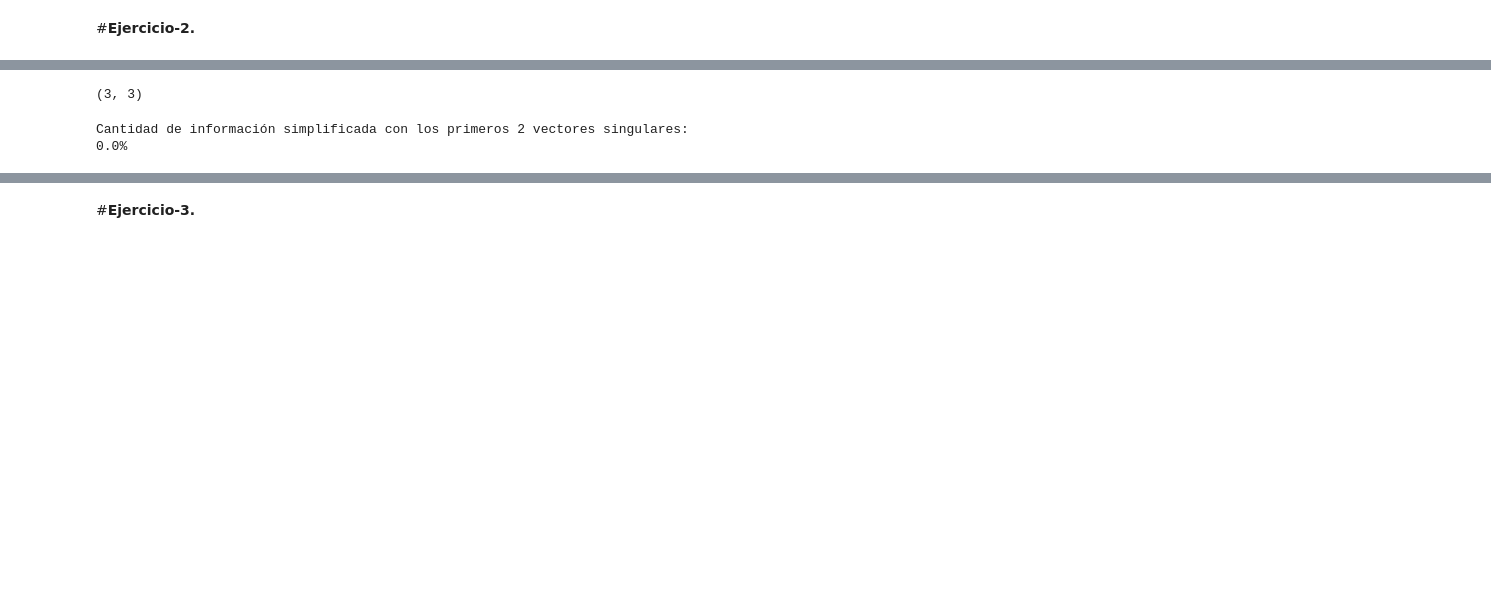
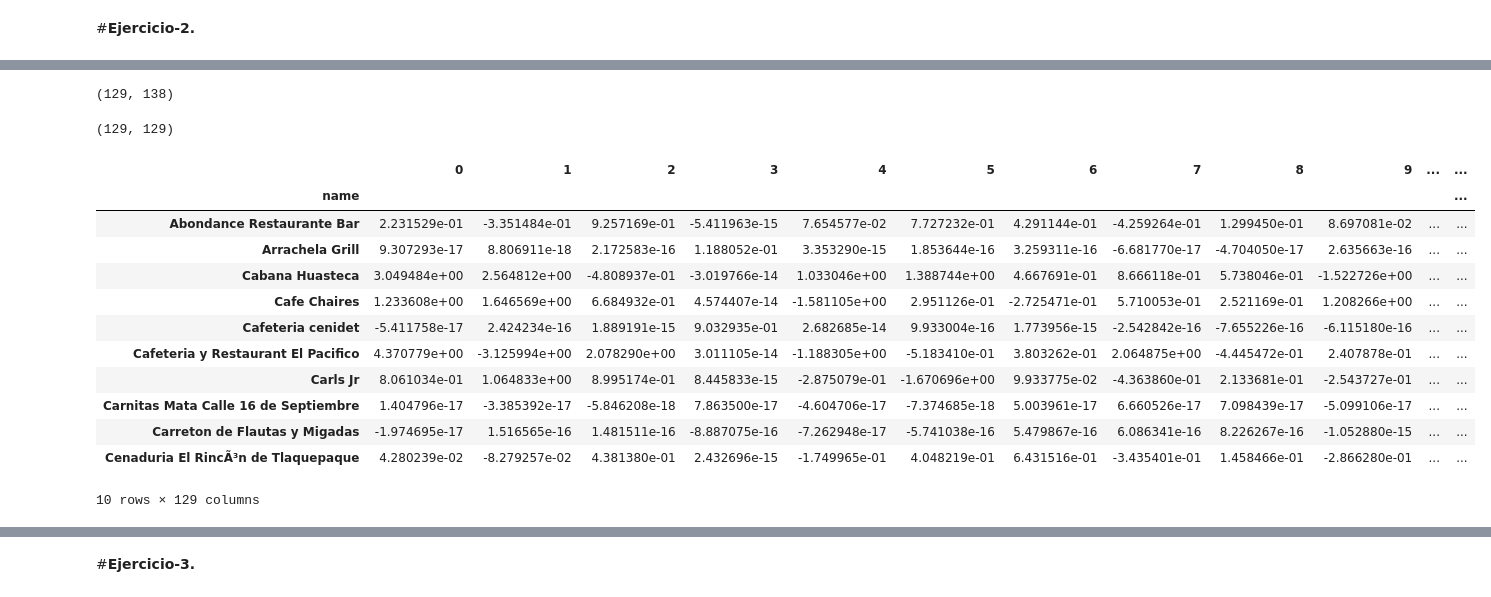
Before and after one commit to PosgradoMNA/IAAEquipo59, a Jupyter notebook: MNA_IAyAA_semana_10_Actividad.ipynb, the cells around one changed output, grey strips where cells are left out. Saved outputs shown, nothing was run; the diff lists cells and outputs as text; code cells hidden in the pictures; blank space fills up the shorter version.

```diff
--- a/MNA_IAyAA_semana_10_Actividad.ipynb
+++ b/MNA_IAyAA_semana_10_Actividad.ipynb
@@ -87,0 +73,4 @@ X.shape
+# %%
+# Describimos la matriz de utilidad y rellemos los valores nulos con 0.
+matriz_utilidad = dataset.pivot_table(values = "rating", index = "userID", columns = "name", fill_value = 0)
+matriz_utilidad.head(10)
@@ -88,17 +91,31 @@ X.shape
+# %%
+# Realizamos la transformación de la matriz de utilidad a una matriz dispersa.
+X = matriz_utilidad.T
+X.shape
+# %% [output]
+(129, 138)
 # %%
-SVD = TruncatedSVD(n_components=1160, random_state=17)
+# Aplicamos el algoritmo de SVD para reducir la dimensionalidad de la matriz dispersa.
+SVD = TruncatedSVD(n_components=137, random_state=7)
 result = SVD.fit_transform(X)
 result.shape
 # %% [output]
-(3, 3)
+(129, 129)
-# %%
-SVD = TruncatedSVD(n_components=1160, random_state=1)
-SVD.fit(X)
-
-num_sv = 2 # número de valores singulares a mostrar
-
-print('Cantidad de información simplificada con los primeros %d vectores singulares:' % num_sv)
-print('%.1f%%' %  (100 * (1- (SVD.singular_values_[0:num_sv]).sum() / (SVD.singular_values_).sum())))
-# %% [output]
-Cantidad de información simplificada con los primeros 2 vectores singulares:
-0.0%
+# %%
+# Comversion el array a un dataframe para poder desplegarlo de mejor manera.
+componentes = pd.DataFrame(result, index = X.index)
+componentes.head(10)
+# %% [output]
+|  | 0 | 1 | 2 | 3 | 4 | 5 | 6 | 7 | 8 | 9 | ... | ... |
+| name |  |  |  |  |  |  |  |  |  |  |  | ... |
+| Abondance Restaurante Bar | 2.231529e-01 | -3.351484e-01 | 9.257169e-01 | -5.411963e-15 | 7.654577e-02 | 7.727232e-01 | 4.291144e-01 | -4.259264e-01 | 1.299450e-01 | 8.697081e-02 | ... | ... |
+| Arrachela Grill | 9.307293e-17 | 8.806911e-18 | 2.172583e-16 | 1.188052e-01 | 3.353290e-15 | 1.853644e-16 | 3.259311e-16 | -6.681770e-17 | -4.704050e-17 | 2.635663e-16 | ... | ... |
+| Cabana Huasteca | 3.049484e+00 | 2.564812e+00 | -4.808937e-01 | -3.019766e-14 | 1.033046e+00 | 1.388744e+00 | 4.667691e-01 | 8.666118e-01 | 5.738046e-01 | -1.522726e+00 | ... | ... |
+| Cafe Chaires | 1.233608e+00 | 1.646569e+00 | 6.684932e-01 | 4.574407e-14 | -1.581105e+00 | 2.951126e-01 | -2.725471e-01 | 5.710053e-01 | 2.521169e-01 | 1.208266e+00 | ... | ... |
+| Cafeteria cenidet | -5.411758e-17 | 2.424234e-16 | 1.889191e-15 | 9.032935e-01 | 2.682685e-14 | 9.933004e-16 | 1.773956e-15 | -2.542842e-16 | -7.655226e-16 | -6.115180e-16 | ... | ... |
+| Cafeteria y Restaurant El Pacifico | 4.370779e+00 | -3.125994e+00 | 2.078290e+00 | 3.011105e-14 | -1.188305e+00 | -5.183410e-01 | 3.803262e-01 | 2.064875e+00 | -4.445472e-01 | 2.407878e-01 | ... | ... |
+| Carls Jr | 8.061034e-01 | 1.064833e+00 | 8.995174e-01 | 8.445833e-15 | -2.875079e-01 | -1.670696e+00 | 9.933775e-02 | -4.363860e-01 | 2.133681e-01 | -2.543727e-01 | ... | ... |
+| Carnitas Mata Calle 16 de Septiembre | 1.404796e-17 | -3.385392e-17 | -5.846208e-18 | 7.863500e-17 | -4.604706e-17 | -7.374685e-18 | 5.003961e-17 | 6.660526e-17 | 7.098439e-17 | -5.099106e-17 | ... | ... |
+| Carreton de Flautas y Migadas | -1.974695e-17 | 1.516565e-16 | 1.481511e-16 | -8.887075e-16 | -7.262948e-17 | -5.741038e-16 | 5.479867e-16 | 6.086341e-16 | 8.226267e-16 | -1.052880e-15 | ... | ... |
+| Cenaduria El RincÃ³n de Tlaquepaque | 4.280239e-02 | -8.279257e-02 | 4.381380e-01 | 2.432696e-15 | -1.749965e-01 | 4.048219e-01 | 6.431516e-01 | -3.435401e-01 | 1.458466e-01 | -2.866280e-01 | ... | ... |
+10 rows × 129 columns
```
Also changed, not shown: parts of 45 cells of this notebook.
